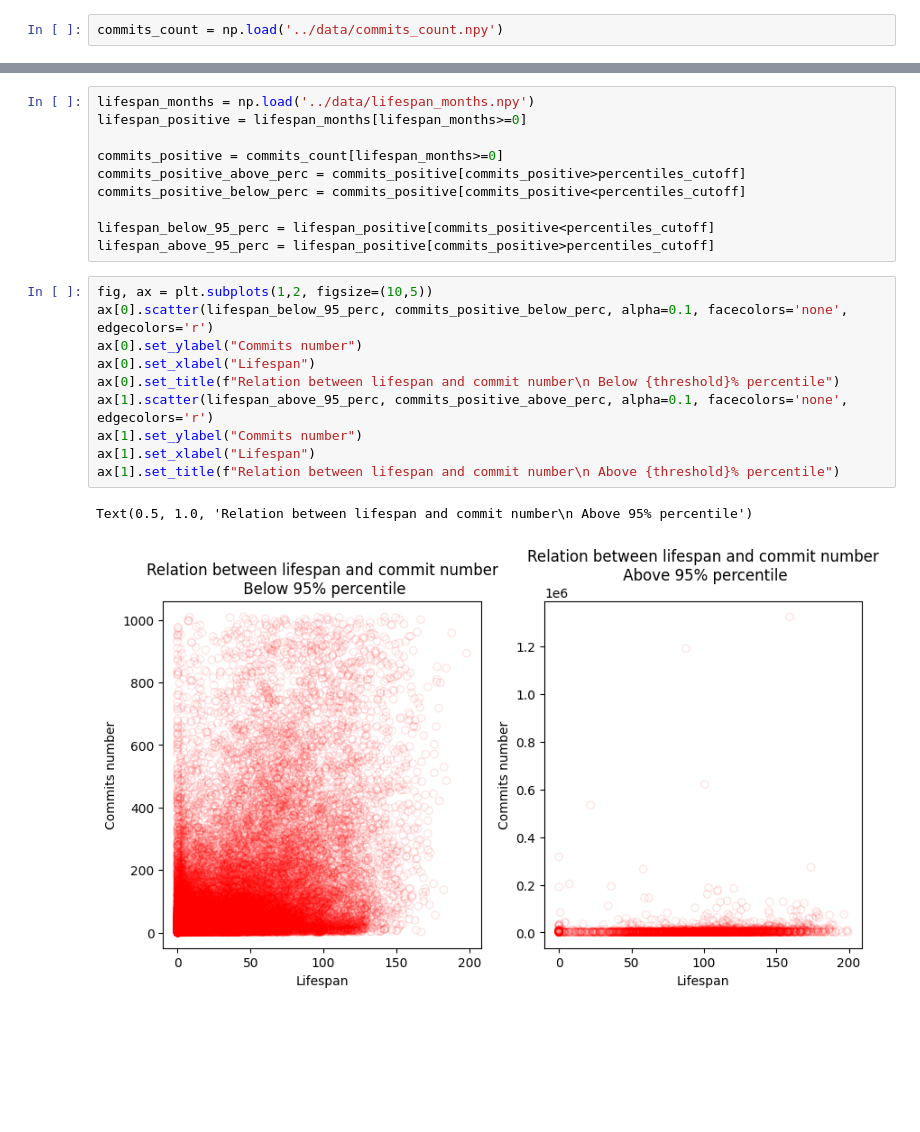
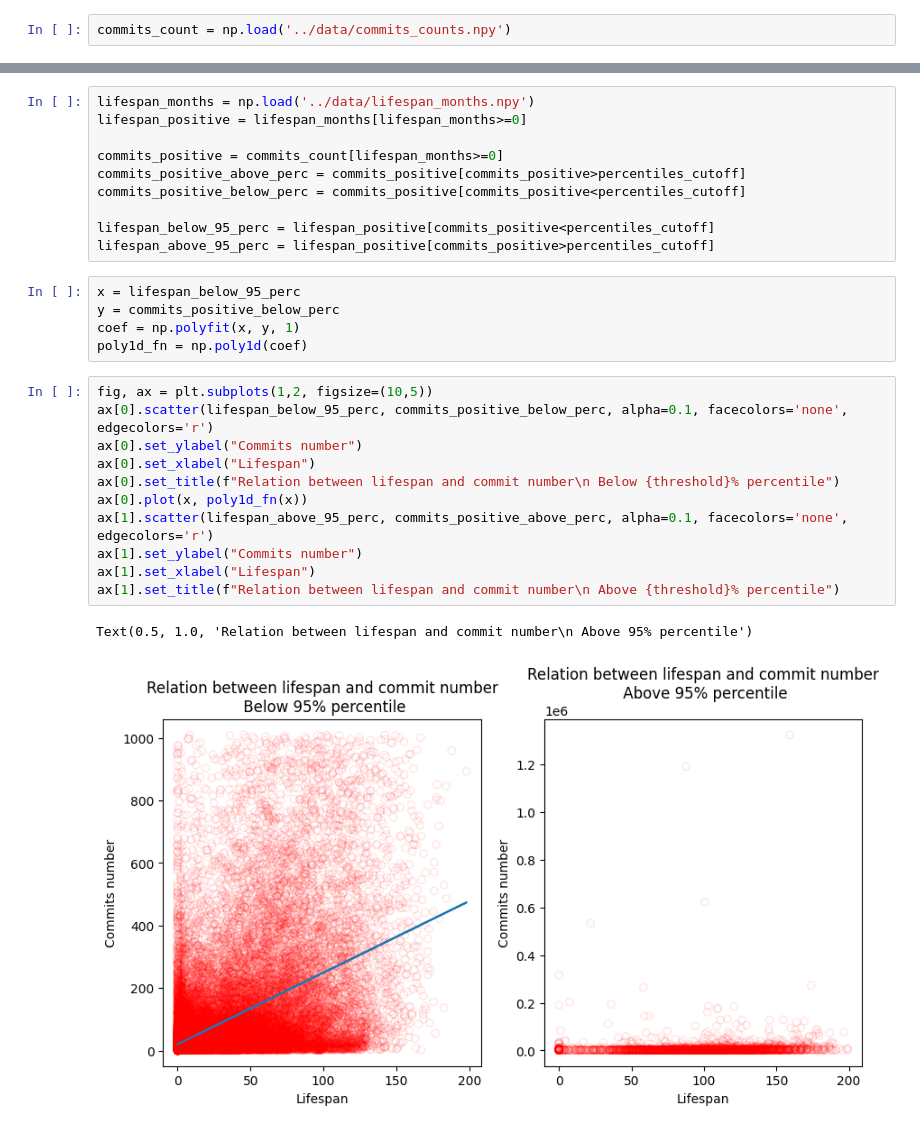
Before and after one commit to Indoc-Research/RS_repos_analysis, a Jupyter notebook: metrics_viz/commits.ipynb, the cells around one changed output, grey strips where cells are left out. Saved outputs shown, nothing was run; the diff lists cells and outputs as text; blank space fills up the shorter version.

```diff
--- a/metrics_viz/commits.ipynb
+++ b/metrics_viz/commits.ipynb
@@ -13,4 +13,4 @@ Extracting the commits count from the main dataset, to facilitate analysis
 #with open('../data/commits_count.npy', 'wb') as f:
 #    np.save(f, commits_count.values)
 # %%
-commits_count = np.load('../data/commits_count.npy')
+commits_count = np.load('../data/commits_counts.npy')
@@ -44,19 +48,25 @@ commits_positive_below_perc = commits_positive[commits_positive<percentiles_cuto
 
 lifespan_below_95_perc = lifespan_positive[commits_positive<percentiles_cutoff]
 lifespan_above_95_perc = lifespan_positive[commits_positive>percentiles_cutoff]
+# %%
+x = lifespan_below_95_perc
+y = commits_positive_below_perc
+coef = np.polyfit(x, y, 1)
+poly1d_fn = np.poly1d(coef)
 # %%
 fig, ax = plt.subplots(1,2, figsize=(10,5))
 ax[0].scatter(lifespan_below_95_perc, commits_positive_below_perc, alpha=0.1, facecolors='none', edgecolors='r')
 ax[0].set_ylabel("Commits number")
 ax[0].set_xlabel("Lifespan")
 ax[0].set_title(f"Relation between lifespan and commit number\n Below {threshold}% percentile")
+ax[0].plot(x, poly1d_fn(x))
 ax[1].scatter(lifespan_above_95_perc, commits_positive_above_perc, alpha=0.1, facecolors='none', edgecolors='r')
 ax[1].set_ylabel("Commits number")
 ax[1].set_xlabel("Lifespan")
 ax[1].set_title(f"Relation between lifespan and commit number\n Above {threshold}% percentile")
 # %% [output]
 Text(0.5, 1.0, 'Relation between lifespan and commit number\n Above 95% percentile')
-[figure, old version]
+[figure, new version]
 # %%
 fig, ax = plt.subplots(1,2, figsize=(10,5), sharex=True)
 
```
Also changed, not shown: parts of 2 cells of this notebook, 11 other files.
